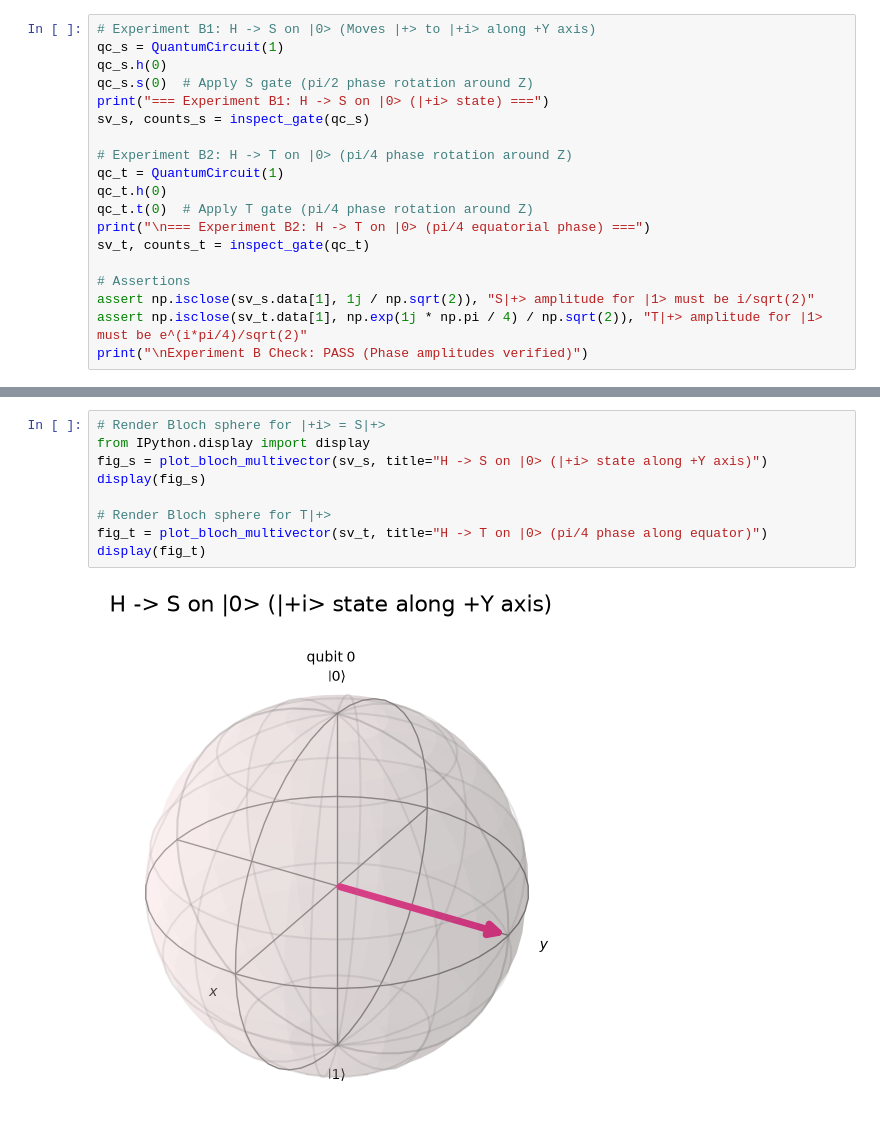
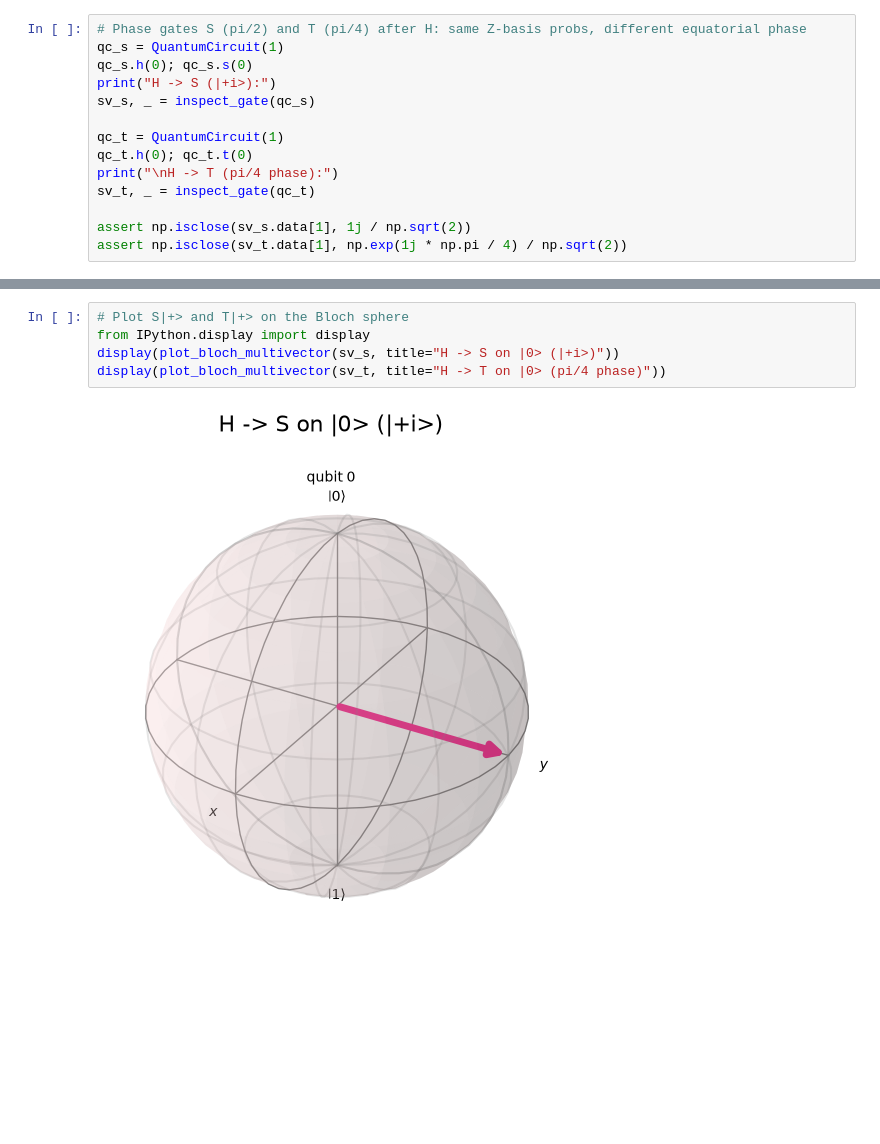
Before and after one commit to Arman-Fathabadi/qaoa-thesis, a Jupyter notebook: notebooks/01b_single_qubit_gates.ipynb, the cells around one changed output, grey strips where cells are left out. Saved outputs shown, nothing was run; the diff lists cells and outputs as text; blank space fills up the shorter version.

```diff
--- a/notebooks/01b_single_qubit_gates.ipynb
+++ b/notebooks/01b_single_qubit_gates.ipynb
@@ -234,20 +72,15 @@ In computational Z-basis measurement, both produce identical 50/50 counts ($\app
 # %%
-# Experiment B1: H -> S on |0> (Moves |+> to |+i> along +Y axis)
+# Phase gates S (pi/2) and T (pi/4) after H: same Z-basis probs, different equatorial phase
 qc_s = QuantumCircuit(1)
-qc_s.h(0)
-qc_s.s(0)  # Apply S gate (pi/2 phase rotation around Z)
-print("=== Experiment B1: H -> S on |0> (|+i> state) ===")
-sv_s, counts_s = inspect_gate(qc_s)
+qc_s.h(0); qc_s.s(0)
+print("H -> S (|+i>):")
+sv_s, _ = inspect_gate(qc_s)
 
-# Experiment B2: H -> T on |0> (pi/4 phase rotation around Z)
 qc_t = QuantumCircuit(1)
-qc_t.h(0)
-qc_t.t(0)  # Apply T gate (pi/4 phase rotation around Z)
-print("\n=== Experiment B2: H -> T on |0> (pi/4 equatorial phase) ===")
-sv_t, counts_t = inspect_gate(qc_t)
+qc_t.h(0); qc_t.t(0)
+print("\nH -> T (pi/4 phase):")
+sv_t, _ = inspect_gate(qc_t)
 
-# Assertions
-assert np.isclose(sv_s.data[1], 1j / np.sqrt(2)), "S|+> amplitude for |1> must be i/sqrt(2)"
-assert np.isclose(sv_t.data[1], np.exp(1j * np.pi / 4) / np.sqrt(2)), "T|+> amplitude for |1> must be e^(i*pi/4)/sqrt(2)"
-print("\nExperiment B Check: PASS (Phase amplitudes verified)")
+assert np.isclose(sv_s.data[1], 1j / np.sqrt(2))
+assert np.isclose(sv_t.data[1], np.exp(1j * np.pi / 4) / np.sqrt(2))
 # %% [output]
@@ -276,11 +96,7 @@ We use `plot_bloch_multivector` to render the 3D statevectors for $|+i\rangle =
 # %%
-# Render Bloch sphere for |+i> = S|+>
+# Plot S|+> and T|+> on the Bloch sphere
 from IPython.display import display
-fig_s = plot_bloch_multivector(sv_s, title="H -> S on |0> (|+i> state along +Y axis)")
-display(fig_s)
-
-# Render Bloch sphere for T|+>
-fig_t = plot_bloch_multivector(sv_t, title="H -> T on |0> (pi/4 phase along equator)")
-display(fig_t)
+display(plot_bloch_multivector(sv_s, title="H -> S on |0> (|+i>)"))
+display(plot_bloch_multivector(sv_t, title="H -> T on |0> (pi/4 phase)"))
 # %% [output]
-[figure, old version]
+[figure, new version]
```
Also changed, not shown: parts of 21 cells of this notebook, 1 other file.
